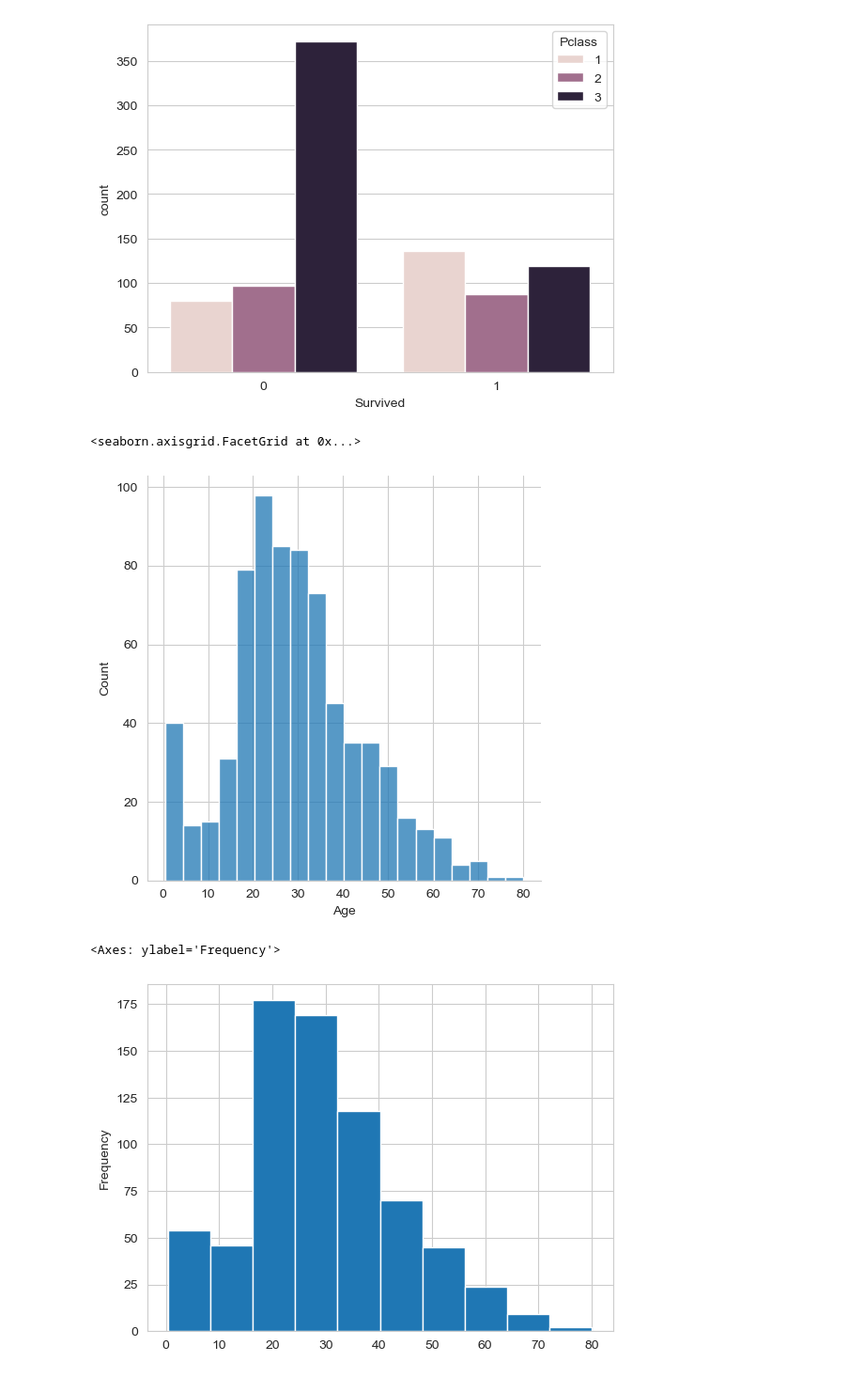
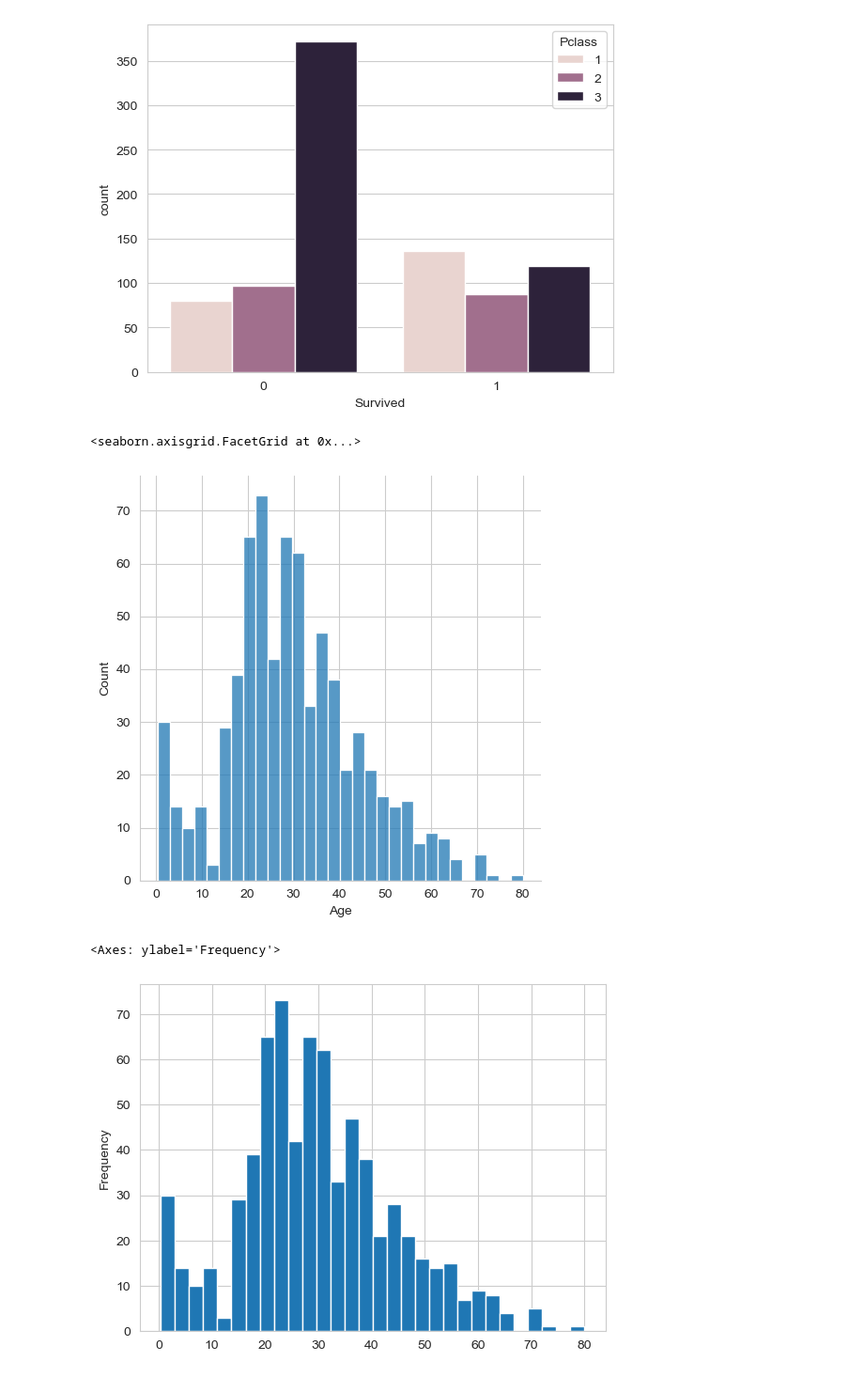
Before and after one commit to ferrpm/Python-DataScience-MachineLearning-Bootcamp, a Jupyter notebook: Logistic Regression/Logistic Regression.ipynb, the cells around one changed output. Shown at 94% size. Cells and saved outputs as stored; diff of their text form; code cells hidden in the pictures.

```diff
--- a/Logistic Regression/Logistic Regression.ipynb
+++ b/Logistic Regression/Logistic Regression.ipynb
@@ -54,12 +53,12 @@ sns.countplot(x='Survived',hue='Pclass',data=train)
 <Axes: xlabel='Survived', ylabel='count'>
 [figure]
 # %%
-sns.displot(train['Age'].dropna(),kde=False)
+sns.displot(train['Age'].dropna(),kde=False,bins=30)
 # %% [output]
 <seaborn.axisgrid.FacetGrid at 0x...>
-[figure, old version]
+[figure, new version]
 # %%
-train['Age'].plot.hist()
+train['Age'].plot.hist(bins=30)
 # %% [output]
 <Axes: ylabel='Frequency'>
-[figure, old version]
+[figure, new version]
```
Also changed, not shown: parts of 11 cells of this notebook.
